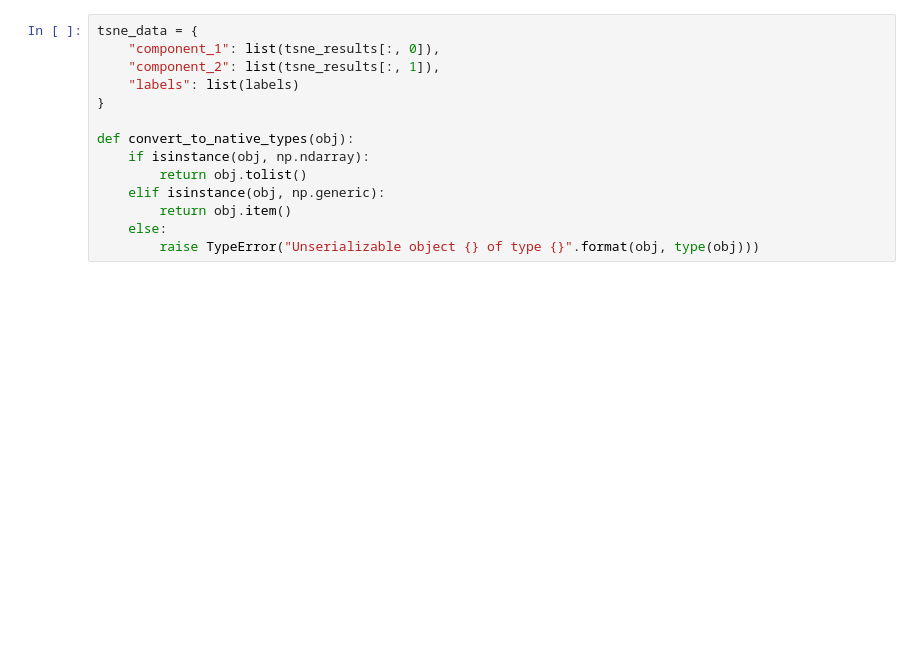
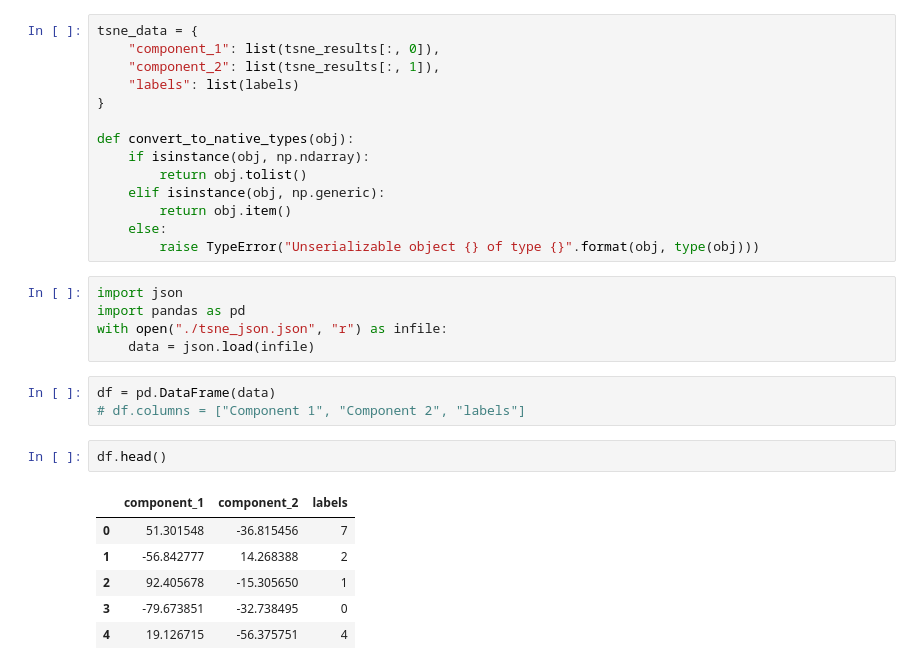
Before and after one commit to walkerhughes/Autoencoders, a Jupyter notebook: models/autoencoder/tsne.ipynb, the cells around one changed output. Cells and saved outputs as stored; diff of their text form; blank space fills up the shorter version.

```diff
--- a/models/autoencoder/tsne.ipynb
+++ b/models/autoencoder/tsne.ipynb
@@ -104,3 +104,20 @@ def convert_to_native_types(obj):
         return obj.item()
     else:
         raise TypeError("Unserializable object {} of type {}".format(obj, type(obj)))
+# %%
+import json
+import pandas as pd
+with open("./tsne_json.json", "r") as infile:
+    data = json.load(infile)
+# %%
+df = pd.DataFrame(data)
+# df.columns = ["Component 1", "Component 2", "labels"]
+# %%
+df.head()
+# %% [output]
+|  | component_1 | component_2 | labels |
+| 0 | 51.301548 | -36.815456 | 7 |
+| 1 | -56.842777 | 14.268388 | 2 |
+| 2 | 92.405678 | -15.305650 | 1 |
+| 3 | -79.673851 | -32.738495 | 0 |
+| 4 | 19.126715 | -56.375751 | 4 |
```
Also changed, not shown: parts of 5 cells of this notebook, 2 other files.
